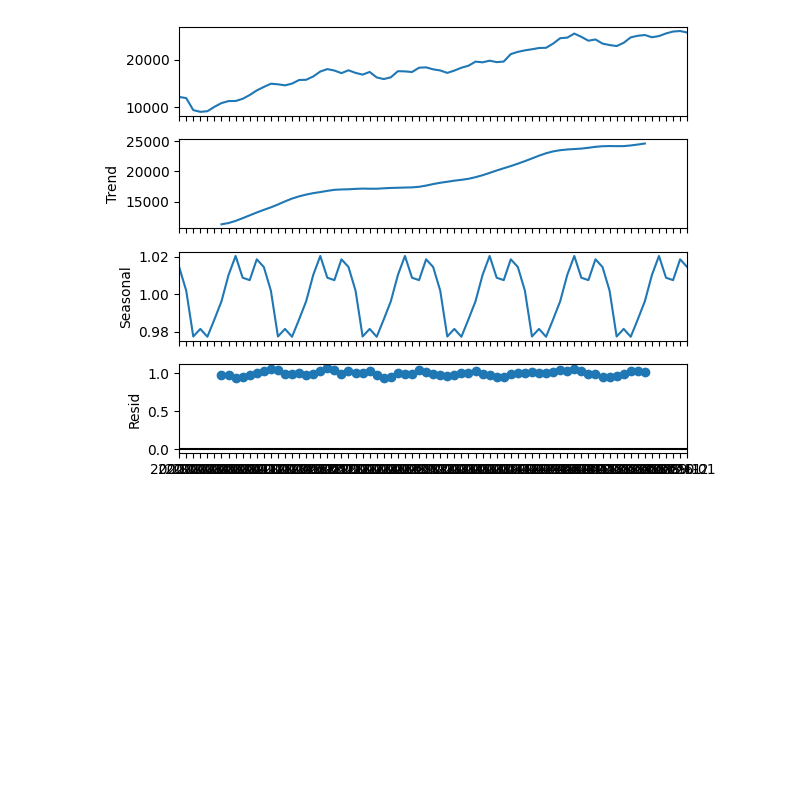
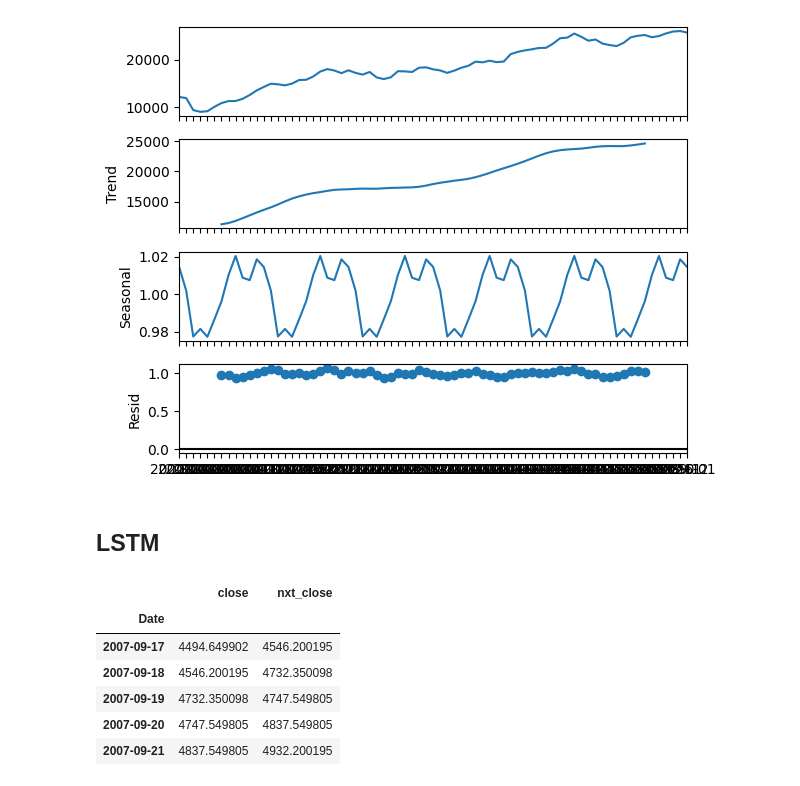
Before and after one commit to RDC28/ds-notes, a Jupyter notebook: Time Series/time_series.ipynb, the cells around one changed output. Drawn from its saved outputs; the diff is of its cells as text; code cells hidden in the pictures; blank space fills up the shorter version.

```diff
--- a/Time Series/time_series.ipynb
+++ b/Time Series/time_series.ipynb
@@ -78,3 +78,5 @@ res.plot()
 # %% [output]
 [figure]
 [figure]
+# %% [markdown]
+## LSTM
@@ -80,0 +93,24 @@ res.plot()
+# %%
+nifty = yf.Ticker('^NSEI')
+nifty_data = nifty.history(period = 'max')
+
+nifty_data.head()
+
+df = nifty_data
+df.index = df.index.strftime('%Y-%m-%d')
+# %%
+df = pd.DataFrame({
+    'close': df['Close'],
+    'nxt_close': df['Close'].shift(-1)
+}).dropna()
+# %%
+# df.dropna(inplace = True)
+df.head()
+# %% [output]
+|  | close | nxt_close |
+| Date |  |  |
+| 2007-09-17 | 4494.649902 | 4546.200195 |
+| 2007-09-18 | 4546.200195 | 4732.350098 |
+| 2007-09-19 | 4732.350098 | 4747.549805 |
+| 2007-09-20 | 4747.549805 | 4837.549805 |
+| 2007-09-21 | 4837.549805 | 4932.200195 |
```
Also changed, not shown: parts of 14 cells of this notebook, 1 other file.
